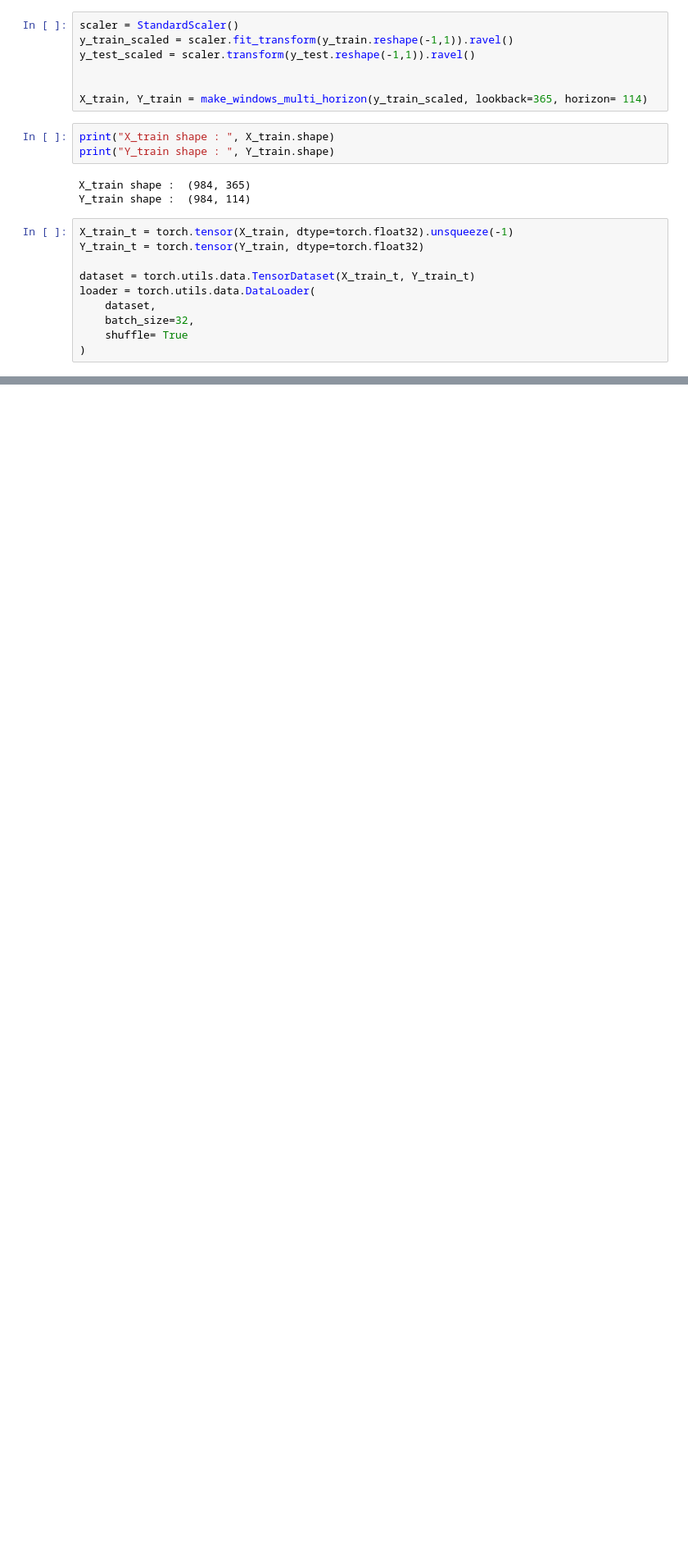
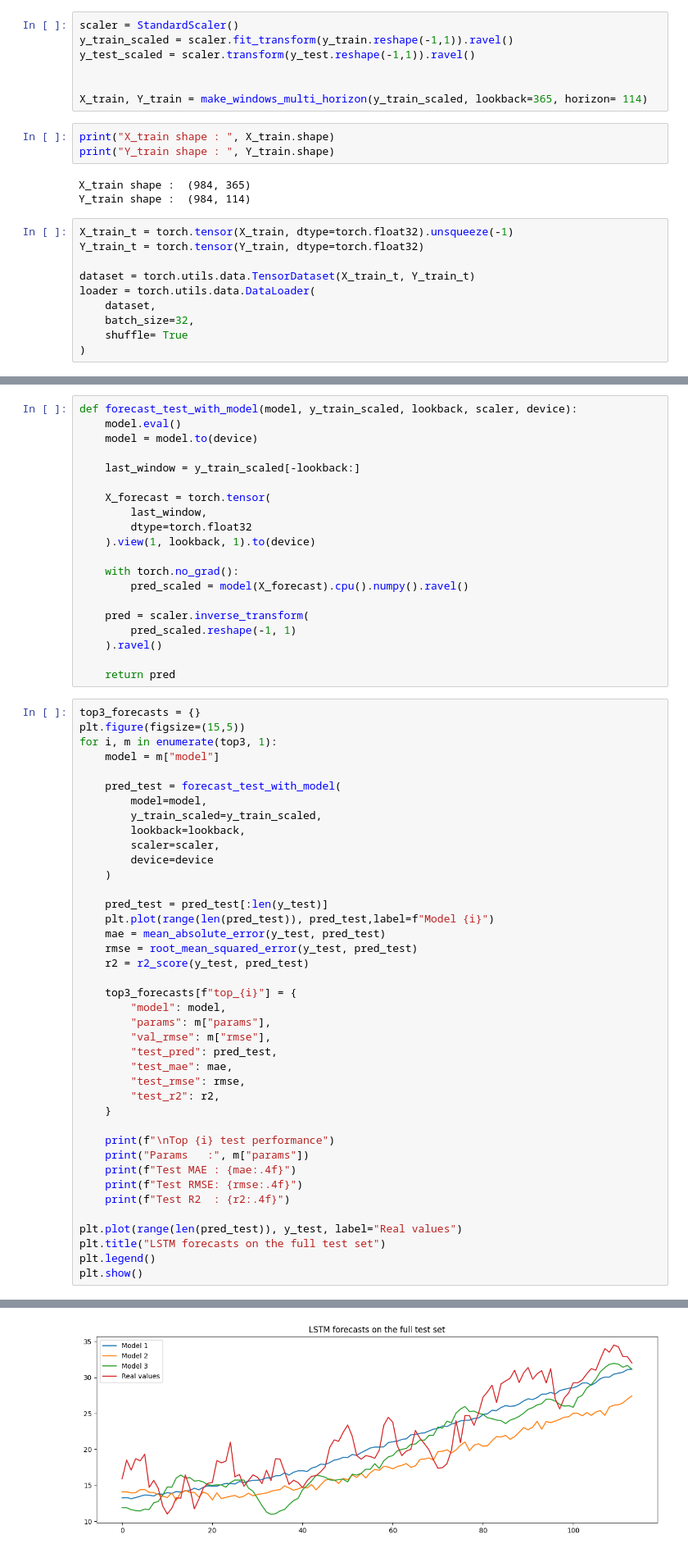
Before and after one commit to Cabr3l/Daily-Climate-Time-Series, a Jupyter notebook: ces.ipynb, the cells around one changed output, grey strips where cells are left out. Shown at 82% size. Cells and saved outputs as stored; diff of their text form; blank space fills up the shorter version.

Commit message:
CES and LSTM models

```diff
--- a/ces.ipynb
+++ b/ces.ipynb
@@ -387,0 +650,61 @@ for epoch in range(epochs):
+# %%
+def forecast_test_with_model(model, y_train_scaled, lookback, scaler, device):
+    model.eval()
+    model = model.to(device)
+
+    last_window = y_train_scaled[-lookback:]
+
+    X_forecast = torch.tensor(
+        last_window,
+        dtype=torch.float32
+    ).view(1, lookback, 1).to(device)
+
+    with torch.no_grad():
+        pred_scaled = model(X_forecast).cpu().numpy().ravel()
+
+    pred = scaler.inverse_transform(
+        pred_scaled.reshape(-1, 1)
+    ).ravel()
+
+    return pred
+# %%
+top3_forecasts = {}
+plt.figure(figsize=(15,5))
+for i, m in enumerate(top3, 1):
+    model = m["model"]
+
+    pred_test = forecast_test_with_model(
+        model=model,
+        y_train_scaled=y_train_scaled,
+        lookback=lookback,
+        scaler=scaler,
+        device=device
+    )
+
+    pred_test = pred_test[:len(y_test)]
+    plt.plot(range(len(pred_test)), pred_test,label=f"Model {i}")
+    mae = mean_absolute_error(y_test, pred_test)
+    rmse = root_mean_squared_error(y_test, pred_test)
+    r2 = r2_score(y_test, pred_test)
+
+    top3_forecasts[f"top_{i}"] = {
+        "model": model,
+        "params": m["params"],
+        "val_rmse": m["rmse"],
+        "test_pred": pred_test,
+        "test_mae": mae,
+        "test_rmse": rmse,
+        "test_r2": r2,
+    }
+
+    print(f"\nTop {i} test performance")
+    print("Params   :", m["params"])
+    print(f"Test MAE : {mae:.4f}")
+    print(f"Test RMSE: {rmse:.4f}")
+    print(f"Test R2  : {r2:.4f}")
+
+plt.plot(range(len(pred_test)), y_test, label="Real values")
+plt.title("LSTM forecasts on the full test set")
+plt.legend()
+plt.show()
+# %% [output]
@@ -387,0 +728 @@ for epoch in range(epochs):
+[figure, added]
```
Also changed, not shown: parts of 21 cells of this notebook.
